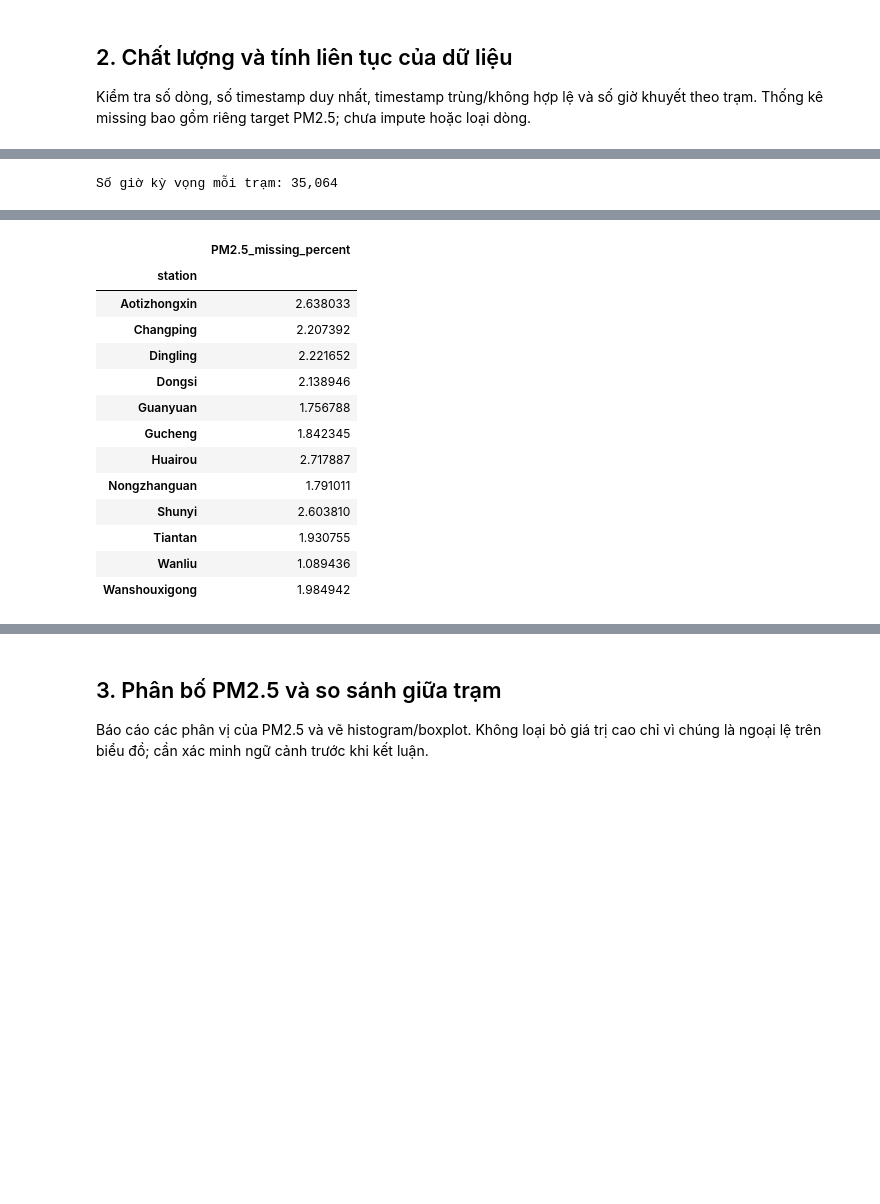
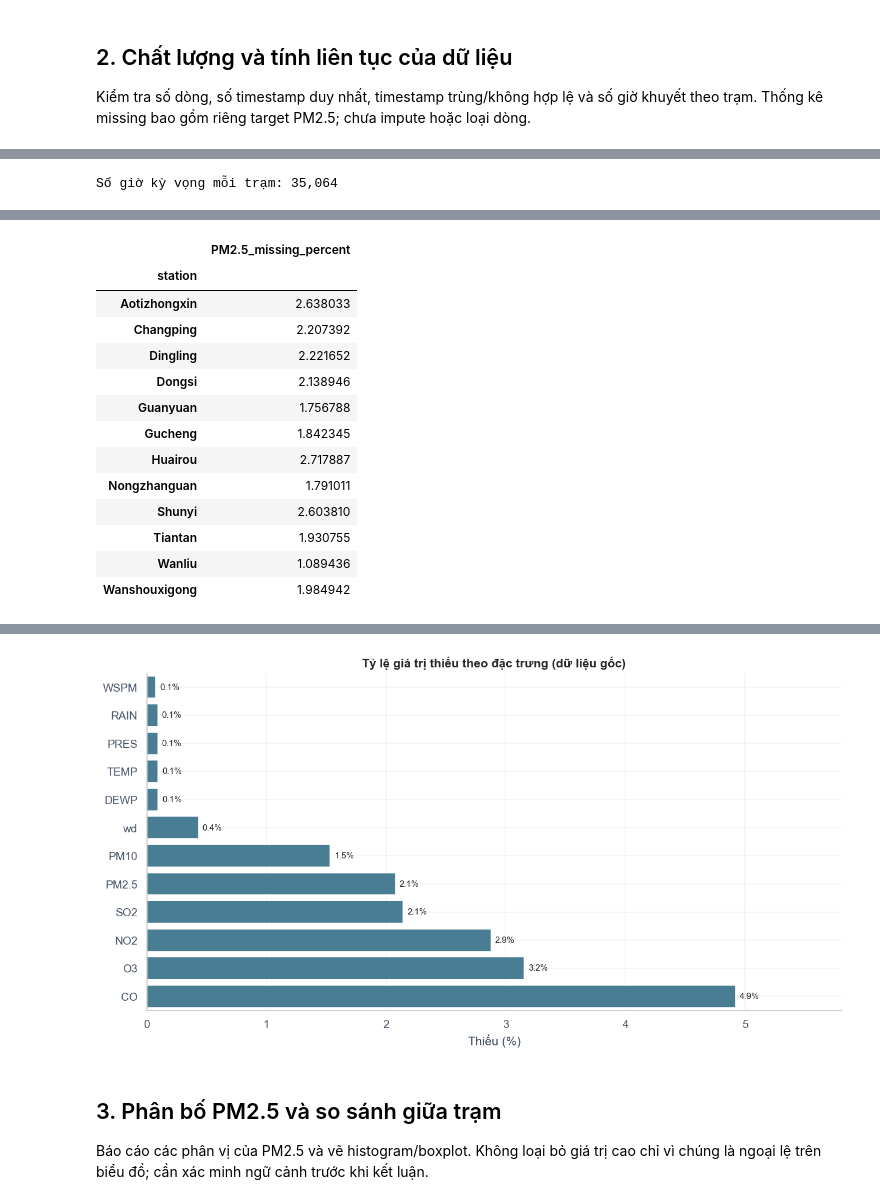
Before and after one commit to bjruly/sgu_finalproject_machinelearning_2026-2027, a Jupyter notebook: notebooks/01_eda_and_preprocessing.ipynb, the cells around one changed output, grey strips where cells are left out. Drawn from its saved outputs; the diff is of its cells as text; code cells hidden in the pictures; blank space fills up the shorter version.

```diff
--- a/notebooks/01_eda_and_preprocessing.ipynb
+++ b/notebooks/01_eda_and_preprocessing.ipynb
@@ -8,12 +8,32 @@ EDA chỉ đọc 12 CSV PRSA theo trạm: không điền missing, không tạo
 Tự tìm thư mục gốc từ working directory hoặc các thư mục cha để notebook chạy được từ repository root hoặc `notebooks/`.
 # %%
 from pathlib import Path
+import sys
 
 import matplotlib.pyplot as plt
 import pandas as pd
 import seaborn as sns
 
-sns.set_theme(style="whitegrid")
+sns.set_theme(context="notebook", style="whitegrid", palette="colorblind", font_scale=1.05)
+plt.rcParams.update({
+    "figure.dpi": 120,
+    "savefig.dpi": 180,
+    "axes.spines.top": False,
+    "axes.spines.right": False,
+    "axes.titleweight": "bold",
+    "axes.labelcolor": "#334155",
+    "xtick.color": "#475569",
+    "ytick.color": "#475569",
+    "grid.alpha": 0.22,
+})
+
+
+def style_axes(axes):
+    """Apply consistent grid styling to a sequence of axes."""
+    for ax in axes:
+        ax.grid(axis="y", alpha=0.22)
+        ax.set_axisbelow(True)
+
 
 data_dir = None
 for candidate in (Path.cwd(), *Path.cwd().parents):
@@ -25,6 +45,9 @@ for candidate in (Path.cwd(), *Path.cwd().parents):
 
 if data_dir is None:
     raise FileNotFoundError("Không tìm thấy thư mục CSV PRSA. Hãy chạy notebook bên trong repository.")
+
+if str(project_root) not in sys.path:
+    sys.path.insert(0, str(project_root))
 
 csv_paths = sorted(data_dir.glob("PRSA_Data_*_20130301-20170228.csv"))
 if len(csv_paths) != 12:
@@ -47,10 +70,12 @@ if missing_columns:
 
 df["datetime"] = pd.to_datetime(df[["year", "month", "day", "hour"]], errors="coerce")
 df = df.sort_values(["station", "datetime"]).reset_index(drop=True)
+stations = sorted(df["station"].dropna().unique())
+station_palette = dict(zip(stations, sns.color_palette("husl", n_colors=len(stations))))
 
 print(f"Project root: {project_root}")
 print(f"Số tệp: {len(csv_paths)} | Kích thước gộp: {df.shape[0]:,} dòng × {df.shape[1]} cột")
-print(f"Các trạm: {sorted(df['station'].dropna().unique())}")
+print(f"Các trạm: {stations}")
 print(f"Khoảng thời gian: {df['datetime'].min()} → {df['datetime'].max()}")
 display(df.head())
 display(df.dtypes.rename("dtype").to_frame())
@@ -121,6 +146,19 @@ missing_by_station = df.groupby("station")[analysis_columns].apply(
 )
 display(missing_by_station["PM2.5"].rename("PM2.5_missing_percent").to_frame())
 display(missing_by_station.T)
+
+source_features = [
+    "PM2.5", "PM10", "SO2", "NO2", "CO", "O3", "TEMP", "PRES", "DEWP", "RAIN", "WSPM", "wd"
+]
+raw_missing_pct = df[source_features].isna().mean().mul(100).sort_values()
+fig, ax = plt.subplots(figsize=(11, 6))
+sns.barplot(x=raw_missing_pct.values, y=raw_missing_pct.index, color="#3B82A0", ax=ax)
+ax.set(title="Tỷ lệ giá trị thiếu theo đặc trưng (dữ liệu gốc)", xlabel="Thiếu (%)", ylabel="")
+ax.bar_label(ax.containers[0], fmt="%.1f%%", padding=4, fontsize=9)
+ax.set_xlim(0, max(raw_missing_pct.max() * 1.18, 1))
+style_axes([ax])
+plt.tight_layout()
+plt.show()
 # %% [output]
 |  | rows | unique_timestamps | duplicate_timestamps | invalid_timestamps | missing_hours_in_expected_range | start | ... |
 | station |  |  |  |  |  |  | ... |
@@ -158,33 +196,34 @@ Số giờ kỳ vọng mỗi trạm: 35,064
 | station |  |
 | Aotizhongxin | 2.638033 |
 | Changping | 2.207392 |
 | Dingling | 2.221652 |
 | Dongsi | 2.138946 |
 | Guanyuan | 1.756788 |
 | Gucheng | 1.842345 |
 | Huairou | 2.717887 |
 | Nongzhanguan | 1.791011 |
 | Shunyi | 2.603810 |
 | Tiantan | 1.930755 |
 | Wanliu | 1.089436 |
 | Wanshouxigong | 1.984942 |
 | station | Aotizhongxin | Changping | Dingling | Dongsi | Guanyuan | Gucheng | Huairou | Nongzhanguan | Shunyi | ... |
 | No | 0.000000 | 0.000000 | 0.000000 | 0.000000 | 0.000000 | 0.000000 | 0.000000 | 0.000000 | 0.000000 | ... |
 | year | 0.000000 | 0.000000 | 0.000000 | 0.000000 | 0.000000 | 0.000000 | 0.000000 | 0.000000 | 0.000000 | ... |
 | month | 0.000000 | 0.000000 | 0.000000 | 0.000000 | 0.000000 | 0.000000 | 0.000000 | 0.000000 | 0.000000 | ... |
 | day | 0.000000 | 0.000000 | 0.000000 | 0.000000 | 0.000000 | 0.000000 | 0.000000 | 0.000000 | 0.000000 | ... |
 | hour | 0.000000 | 0.000000 | 0.000000 | 0.000000 | 0.000000 | 0.000000 | 0.000000 | 0.000000 | 0.000000 | ... |
 | PM2.5 | 2.638033 | 2.207392 | 2.221652 | 2.138946 | 1.756788 | 1.842345 | 2.717887 | 1.791011 | 2.603810 | ... |
 | PM10 | 2.047684 | 1.659822 | 1.870865 | 1.577116 | 1.223477 | 1.086585 | 2.215948 | 1.254848 | 1.562856 | ... |
 | SO2 | 2.666553 | 1.791011 | 2.081907 | 1.890828 | 1.351814 | 1.445927 | 2.794889 | 1.271960 | 3.696099 | ... |
 | NO2 | 2.917522 | 1.902236 | 3.519279 | 4.565937 | 1.879420 | 1.905088 | 4.674310 | 1.973534 | 3.892882 | ... |
 | CO | 5.065024 | 4.337782 | 5.738079 | 9.117614 | 4.999430 | 3.995551 | 4.055441 | 3.439425 | 6.211499 | ... |
 | ... | ... | ... | ... | ... | ... | ... | ... | ... | ... | ... |
 | RAIN | 0.057039 | 0.145448 | 0.145448 | 0.057039 | 0.057039 | 0.122633 | 0.156856 | 0.057039 | 0.145448 | ... |
 | wd | 0.231006 | 0.399270 | 0.399270 | 0.222450 | 0.231006 | 0.453457 | 0.861282 | 0.222450 | 1.377481 | ... |
 | WSPM | 0.039927 | 0.122633 | 0.122633 | 0.039927 | 0.039927 | 0.119781 | 0.139744 | 0.039927 | 0.125485 | ... |
 | station | 0.000000 | 0.000000 | 0.000000 | 0.000000 | 0.000000 | 0.000000 | 0.000000 | 0.000000 | 0.000000 | ... |
 | datetime | 0.000000 | 0.000000 | 0.000000 | 0.000000 | 0.000000 | 0.000000 | 0.000000 | 0.000000 | 0.000000 | ... |
+[figure, added]
 # %% [markdown]
 ## 3. Phân bố PM2.5 và so sánh giữa trạm
 
```
Also changed, not shown: parts of 11 cells of this notebook, 1 other file.
